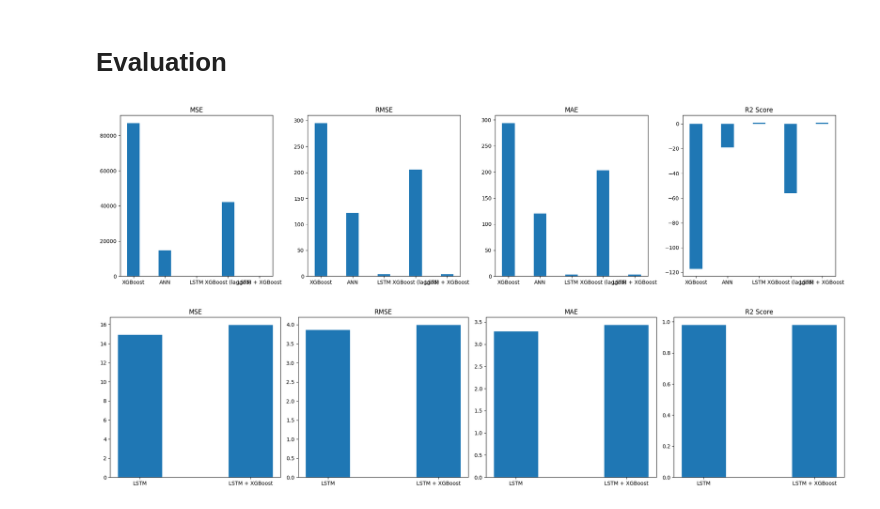
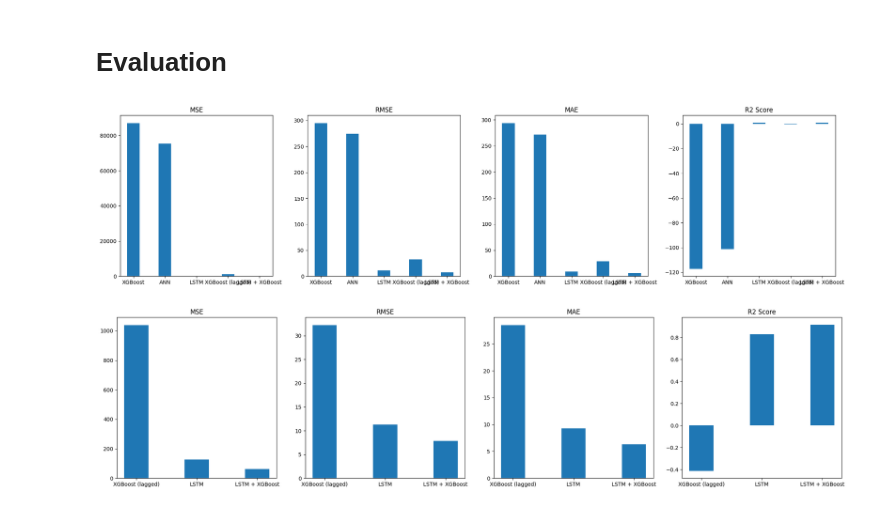
Before and after one commit to Lanza-git/Integrated-vs-Seperated-Master-Thesis, a Jupyter notebook: BPM/BPM.ipynb, the cells around one changed output. Saved outputs shown, nothing was run; the diff lists cells and outputs as text; code cells hidden in the pictures.

```diff
--- a/BPM/BPM.ipynb
+++ b/BPM/BPM.ipynb
@@ -355,7 +355,7 @@ y_test = y_test[:97]
 #ann_model.save('ann_model.h5')
 # %%
 from keras.models import load_model
-ann_model = load_model('ann_model.h5')
+ann_model = load_model('ann_model_v2.h5')
 ann_prediction = ann_model.predict(X_test)
 # %% [output]
 4/4 [==============================] - 0s 0s/step
@@ -397,7 +397,7 @@ print("Sequence data loaded")
 Sequence data loaded
 # %%
 from keras.models import load_model
-lstm_model = load_model('lstm_series_model.h5')
+lstm_model = load_model('lstm_series_model_v2.h5')
 lstm_prediction = lstm_model.predict(X_test_sequence)
 print (lstm_prediction[1])
 # %% [output]
@@ -446,7 +446,7 @@ import xgboost as xgb
 
 # Load the model
 xgb_model = xgb.Booster()
-xgb_model.load_model('xgb_series_model.json')
+xgb_model.load_model('xgb_series_model_v2.json')
 xgb_lagged_prediction = xgb_model.predict(xgb.DMatrix(X_test_lagged))
 print (xgb_lagged_prediction[1])
 # %% [output]
@@ -564,17 +564,17 @@ for i, metric in enumerate(metrics):
 plt.tight_layout()
 plt.show()
 # %% [output]
-[figure, old version]
+[figure, new version]
 # %%
 fig, axs = plt.subplots(1, 4, figsize=(20, 5))  # 1 row, 4 columns
 
 # Loop through each metric and plot
 for i, metric in enumerate(metrics):
-    axs[i].bar(['LSTM', 'LSTM + XGBoost'], [lstm_values[i], xgb_lstm_values[i]], width=0.4)
+    axs[i].bar(['XGBoost (lagged)', 'LSTM', 'LSTM + XGBoost'], [xgb_lagged_values[i],lstm_values[i], xgb_lstm_values[i]], width=0.4)
     axs[i].set_title(metric)
 
 # Display the plot
 plt.tight_layout()
 plt.show()
 # %% [output]
-[figure, old version]
+[figure, new version]
```
Also changed, not shown: parts of 5 cells of this notebook, 8 other files.
